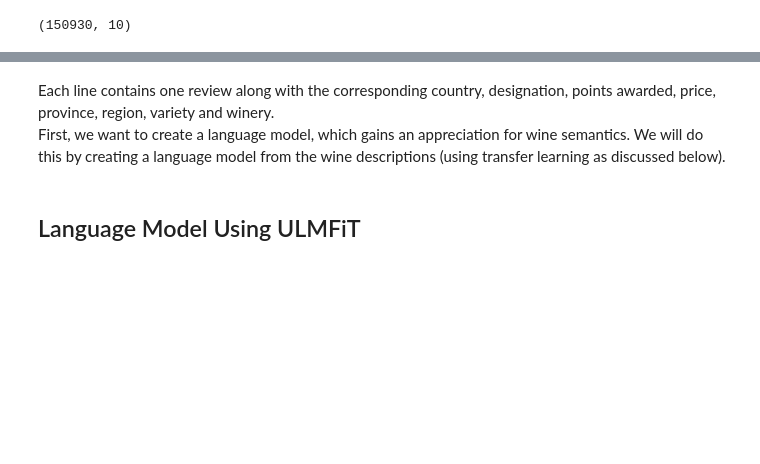
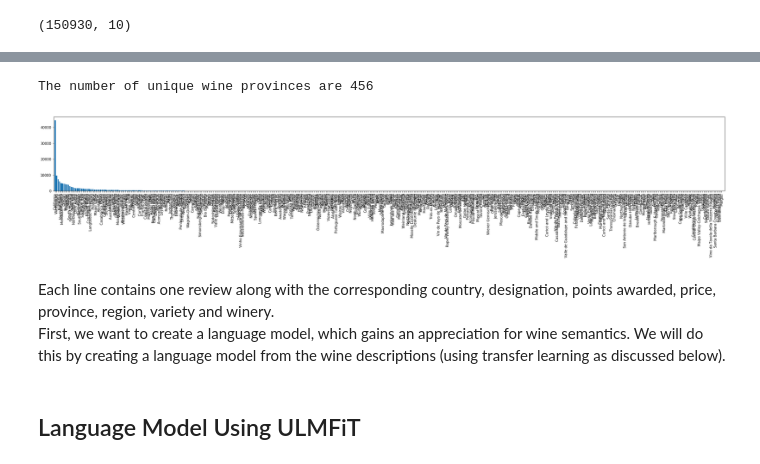
Before and after one commit to danieldiamond/nlp-projects, a Jupyter notebook: wine-reviews/wine-review-by-province.ipynb, the cells around one changed output, grey strips where cells are left out. Drawn from its saved outputs; the diff is of its cells as text; code cells hidden in the pictures; blank space fills up the shorter version.

```diff
--- a/wine-reviews/wine-review-by-province.ipynb
+++ b/wine-reviews/wine-review-by-province.ipynb
@@ -26,3 +28,15 @@ df.head()
+# %%
+print ('The number of unique wine provinces are',df.province.unique().shape[0])
+# %% [output]
+The number of unique wine provinces are 456
+# %%
+D = dict(df.province.value_counts())
+plt.figure(figsize=(35,4))
+plt.bar(range(len(D)), list(D.values()), align='center')
+plt.xticks(range(len(D)), list(D.keys()),rotation=90);
+plt.xlim(-1,len(D)+1);
+# %% [output]
+[figure, added]
 # %% [markdown]
 Each line contains one review along with the corresponding country, designation, points awarded, price, province, region, variety and winery.<br>
 First, we want to create a language model, which gains an appreciation for wine semantics. We will do this by creating a language model from the wine descriptions (using transfer learning as discussed below).
```
Also changed, not shown: parts of 33 cells of this notebook.
